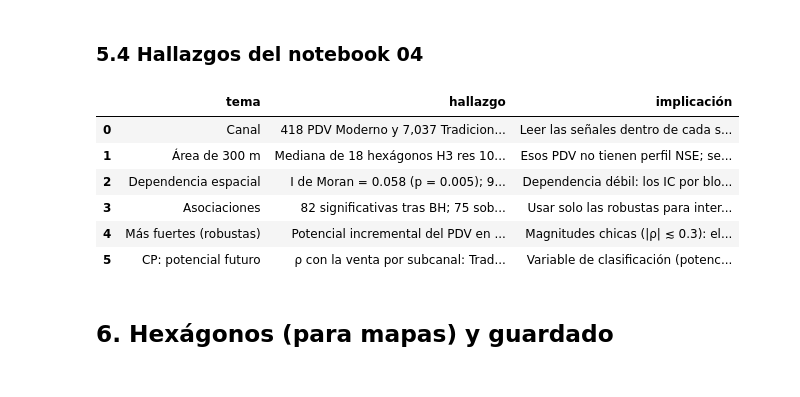
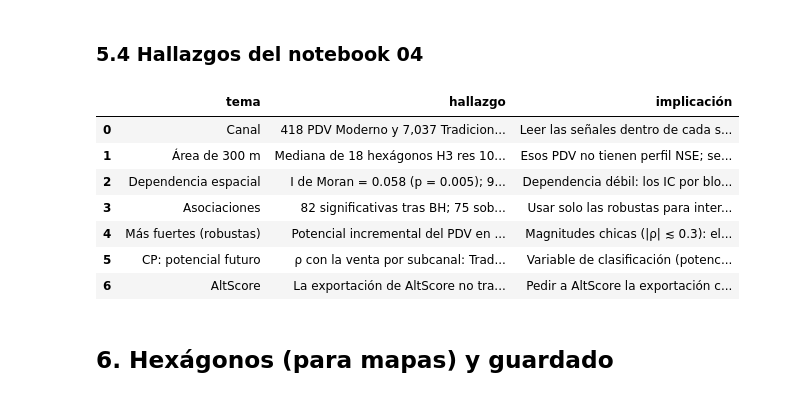
Before and after one commit to asuskf-kin/mx-retail-geodemographics, a Jupyter notebook: notebooks/ejecutados/merida/04_hexagonos_pdv.ipynb, the cells around one changed output. Cells and saved outputs as stored; diff of their text form; code cells hidden in the pictures.

Commit message:
feat(eda): add AltScore exploratory data analysis

```diff
--- a/notebooks/ejecutados/merida/04_hexagonos_pdv.ipynb
+++ b/notebooks/ejecutados/merida/04_hexagonos_pdv.ipynb
@@ -200,6 +248,13 @@ ids = pd.DataFrame({
     "Cajas/mes por 1,000 HHs en el área": np.where(tot > 0, rd.cajas_mes / np.where(tot > 0, tot, 1) * 1000, np.nan).round(2),
     "Potencial incremental en el área": rd.potencial_incremental.round(1),
 })
+if USA_ALTSCORE:                                           # variable socioeconómica adicional (notebook 00b)
+    ids["Índice NSE AltScore (área)"] = ALT_AREA.indice.round(1).to_numpy()
+    ids["Cobertura AltScore del área %"] = ALT_AREA["cobertura_%"].round(0).to_numpy()
+    if "zonas_por_vector_digital" in ALT_AREA:           # grano del índice (00b, sección 9): informativo, no entra a pruebas
+        ids["Grano AltScore (zonas por vector digital)"] = ALT_AREA.zonas_por_vector_digital.round(0).to_numpy()
+    for nombre, c in ALT_SENALES.items():
+        ids[nombre] = ALT_AREA[c].round(3).to_numpy()
 blocks = {("", k): v.values for k, v in ids.items()}
 for k, c in enumerate(C.CATEGORIAS):
     pct = hh[f"HHs_{c}"].to_numpy() / np.where(tot > 0, tot, np.nan) * 100
@@ -242,6 +297,10 @@ plano = pd.DataFrame({"cajas_mes_vida": pdv_r.cajas_mes_vida, "subcanal": pdv_r.
                       "Potencial incremental del PDV": pdv_r.PotentialQuantitativeFinal_TotalPortafolio,
                       **{f"% {c}": hh[f"HHs_{c}"] / np.where(tot > 0, tot, np.nan) * 100 for c in C.CATEGORIAS},
                       **{f"{c} (área)": cp_[c] for c in cp_.columns}})
+if USA_ALTSCORE:
+    plano["Índice NSE AltScore (área)"] = ALT_AREA.indice.to_numpy()
+    for nombre, c in ALT_SENALES.items():
+        plano[nombre] = ALT_AREA[c].to_numpy()
 plano = plano[pdv_r.con_venta.values & (tot > 0)].reset_index(drop=True)
 meta = ["cajas_mes_vida", "subcanal", "activo", "atipico", "lat", "lon", "bloque"]
 x_cols = [c for c in plano.columns if c not in meta]
@@ -331,33 +390,39 @@ Celdas vacías = asociación no significativa o no robusta en ese subcanal.
 # %%
 fuerte = rob[rob.robusta].reindex(rob[rob.robusta].spearman.abs().sort_values(ascending=False).index).head(5)
 hallazgos04 = pd.DataFrame([
     ("Canal", f"{(pdv.canal == 'Moderno').sum():,} PDV Moderno y {(pdv.canal == 'Tradicional').sum():,} Tradicional; se entregan en archivos separados. "
               f"Segmentos analizados (canal · subcanal con ≥ 100 PDV con venta): {senal.subcanal.nunique()}.",
      "Leer las señales dentro de cada segmento."),
     ("Área de 300 m", f"Mediana de {np.median([len(a) for a in area]):.0f} hexágonos H3 res {C.H3_RES} por PDV; {(tot == 0).sum():,} de {len(pdv):,} PDV "
                       f"no tienen hogares a ≤ {C.RADIO_PDV_M} m (zonas no urbanas o fuera de manzanas).",
      "Esos PDV no tienen perfil NSE; se conservan con HHs = 0."),
     ("Dependencia espacial", f"I de Moran = {moran['I']:.3f} (p = {moran['p_perm']:.3f}); {moran['con_vecinos_%']:.0f}% de los PDV con venta tienen otro a ≤ {C.RADIO_PDV_M} m.",
      ("Dependencia débil: los IC por bloques casi no cambian las conclusiones." if moran["I"] < 0.1 else "Dependencia relevante: interpretar solo los IC por bloques.")
      + " Se exige IC por bootstrap de bloques espaciales."),
     ("Asociaciones", f"{len(rob)} significativas tras BH; {int(rob.robusta.sum())} sobreviven a bloques, solo activos y sin atípicos.",
      "Usar solo las robustas para interpretar."),
     ("Más fuertes (robustas)", "; ".join(f"{r['indicador']} en {r['subcanal'].title()} ρ = {r['spearman']:+.2f} (IC bloques {r['IC95 bloques']})" for _, r in fuerte.iterrows()) if len(fuerte) else "ninguna",
      "Magnitudes chicas (|ρ| ≲ 0.3): el entorno explica poco de la venta de un PDV individual."),
     ("CP: potencial futuro", "ρ con la venta por subcanal: " + ", ".join(f"{r.subcanal.title()} {r.spearman:+.2f}{'' if r.robusta else ' (no robusta)'}"
                                                                            for r in rob[rob.indicador == 'Potencial incremental del PDV'].itertuples()),
      "Variable de clasificación (potencial futuro), no decisiva; consistente con el 00 (sección 5.3)."),
+    ("AltScore", (f"Índice NSE AltScore vs % A/B + C+ INEGI por hexágono: ρ = {validacion_alt['rho']:+.2f} "
+                  f"(IC95 bloques [{validacion_alt['lo']:+.2f}, {validacion_alt['hi']:+.2f}], {validacion_alt['n']:,} hexágonos)")
+                 if USA_ALTSCORE else "La exportación de AltScore no trae ubicación: no se une a los PDV (notebook 00b).",
+     "Variable socioeconómica adicional en la tabla por PDV y en las pruebas de asociación con la venta." if USA_ALTSCORE
+     else "Pedir a AltScore la exportación con lat, lon y hexIdx; al copiarla, este notebook la usa sin cambios."),
 ], columns=["tema", "hallazgo", "implicación"])
 with pd.option_context("display.max_colwidth", None):
     display(hallazgos04)
 # %% [output]
 |  | tema | hallazgo | implicación |
 | 0 | Canal | 418 PDV Moderno y 7,037 Tradicion... | Leer las señales dentro de cada s... |
 | 1 | Área de 300 m | Mediana de 18 hexágonos H3 res 10... | Esos PDV no tienen perfil NSE; se... |
 | 2 | Dependencia espacial | I de Moran = 0.058 (p = 0.005); 9... | Dependencia débil: los IC por blo... |
 | 3 | Asociaciones | 82 significativas tras BH; 75 sob... | Usar solo las robustas para inter... |
 | 4 | Más fuertes (robustas) | Potencial incremental del PDV en ... | Magnitudes chicas (|ρ| ≲ 0.3): el... |
 | 5 | CP: potencial futuro | ρ con la venta por subcanal: Trad... | Variable de clasificación (potenc... |
+| 6 | AltScore | La exportación de AltScore no tra... | Pedir a AltScore la exportación c... |
 # %% [markdown]
 ## 6. Hexágonos (para mapas) y guardado
 # %%
```
Also changed, not shown: parts of 3 cells of this notebook, 25 other files.
